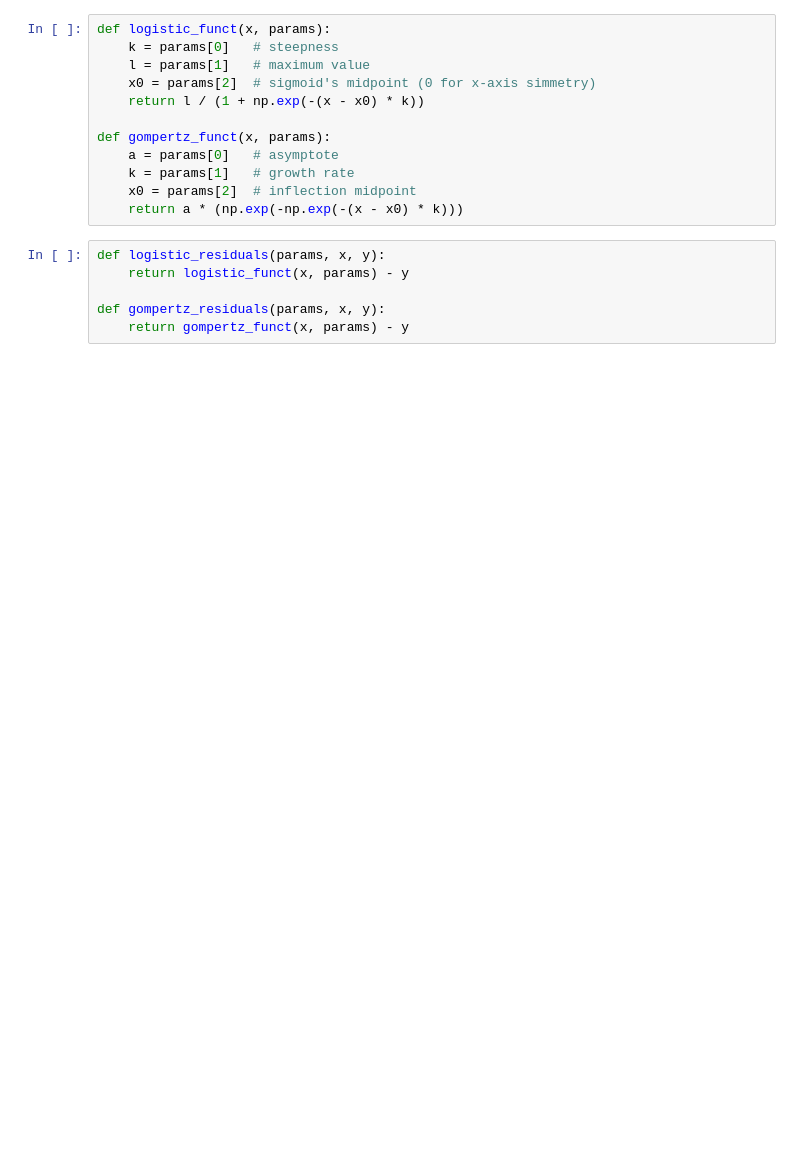
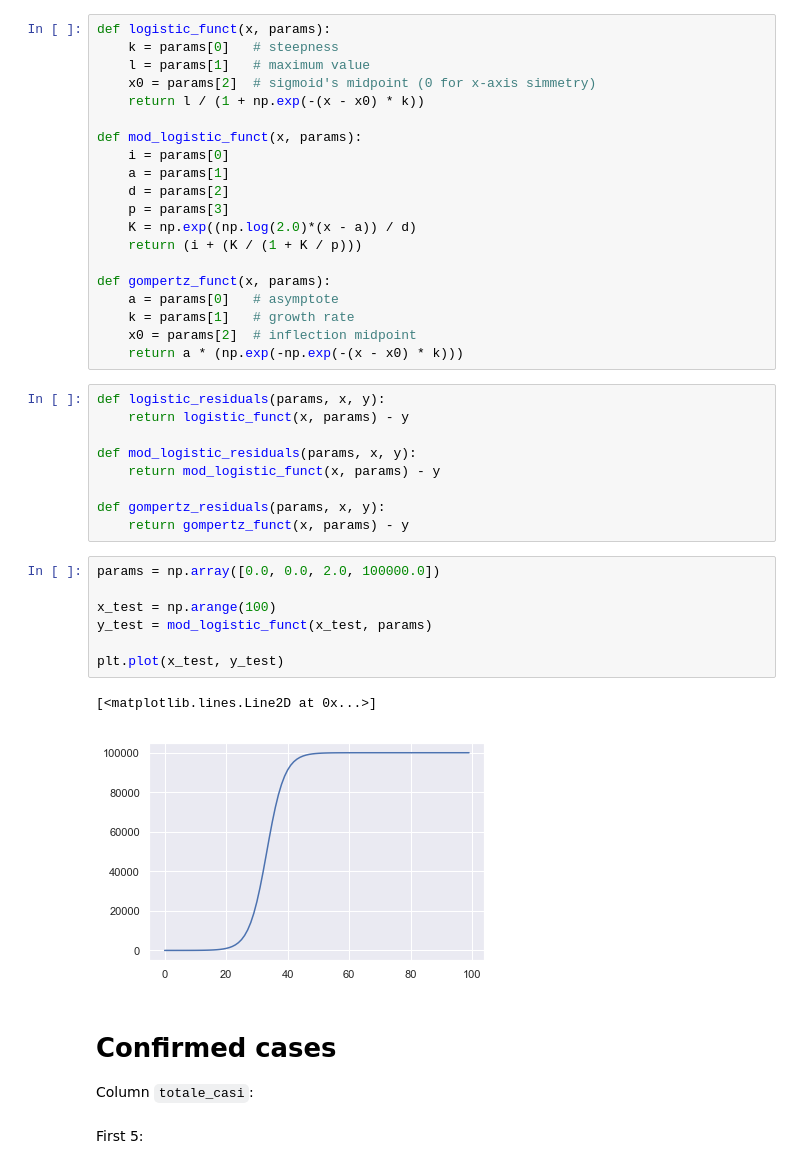
Before and after one commit to lyra-gh/COVID-19, a Jupyter notebook: COVID-19-predictions.ipynb, the cells around one changed output. Cells and saved outputs as stored; diff of their text form; blank space fills up the shorter version.

```diff
--- a/COVID-19-predictions.ipynb
+++ b/COVID-19-predictions.ipynb
@@ -57,6 +67,14 @@ def logistic_funct(x, params):
     x0 = params[2]  # sigmoid's midpoint (0 for x-axis simmetry)
     return l / (1 + np.exp(-(x - x0) * k))
 
+def mod_logistic_funct(x, params):
+    i = params[0]
+    a = params[1]
+    d = params[2]
+    p = params[3]
+    K = np.exp((np.log(2.0)*(x - a)) / d)
+    return (i + (K / (1 + K / p)))
+
 def gompertz_funct(x, params):
     a = params[0]   # asymptote
     k = params[1]   # growth rate
@@ -66,5 +84,23 @@ def gompertz_funct(x, params):
 def logistic_residuals(params, x, y):
     return logistic_funct(x, params) - y
 
+def mod_logistic_residuals(params, x, y):
+    return mod_logistic_funct(x, params) - y
+
 def gompertz_residuals(params, x, y):
     return gompertz_funct(x, params) - y
+# %%
+params = np.array([0.0, 0.0, 2.0, 100000.0])
+
+x_test = np.arange(100)
+y_test = mod_logistic_funct(x_test, params)
+
+plt.plot(x_test, y_test)
+# %% [output]
+[<matplotlib.lines.Line2D at 0x...>]
+[figure, added]
+# %% [markdown]
+# Confirmed cases
+Column `totale_casi`:
+# %% [markdown]
+First 5:
```
Also changed, not shown: parts of 23 cells of this notebook.
